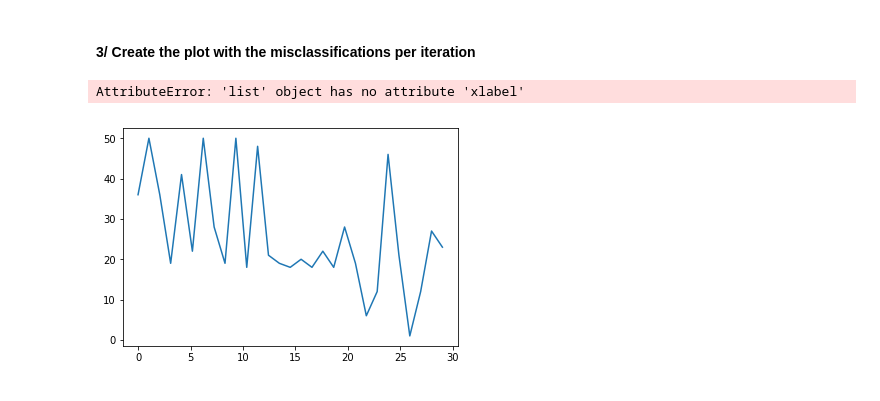
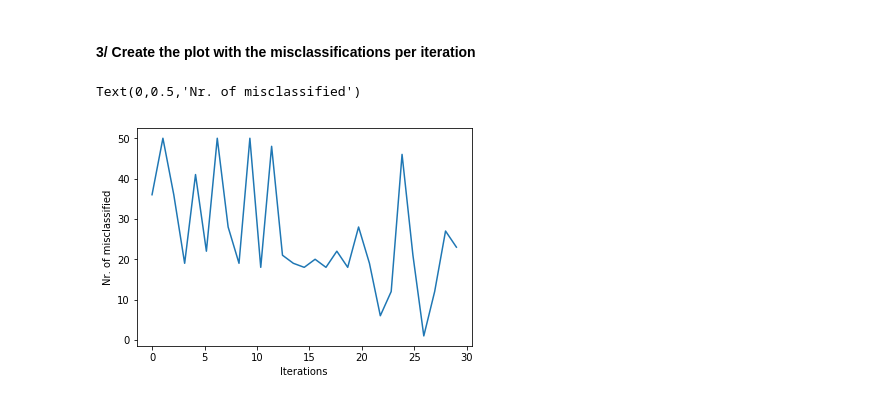
Before and after one commit to suizo12/TSM_DeLearn, a Jupyter notebook: work01/perceptron_learning_stud.ipynb, the cells around one changed output. Cells and saved outputs as stored; diff of their text form; code cells hidden in the pictures.

Commit message:
Added iterations/misclassified plot 2

```diff
--- a/work01/perceptron_learning_stud.ipynb
+++ b/work01/perceptron_learning_stud.ipynb
@@ -321,9 +321,10 @@ Trained Params:  [[-4.99046876  2.92867787]] [-3.]
 # %%
 nit = len(misclassified_counts)
 it = np.linspace(0,nit,nit)
 
-a = plt.plot(it, misclassified_counts)
-a.xlabel("Iterations")
+plt.plot(it, misclassified_counts)
+plt.xlabel("Iterations")
+plt.ylabel("Nr. of misclassified")
 # %% [output]
-AttributeError: 'list' object has no attribute 'xlabel'
+Text(0,0.5,'Nr. of misclassified')
-[figure, old version]
+[figure, new version]
```
